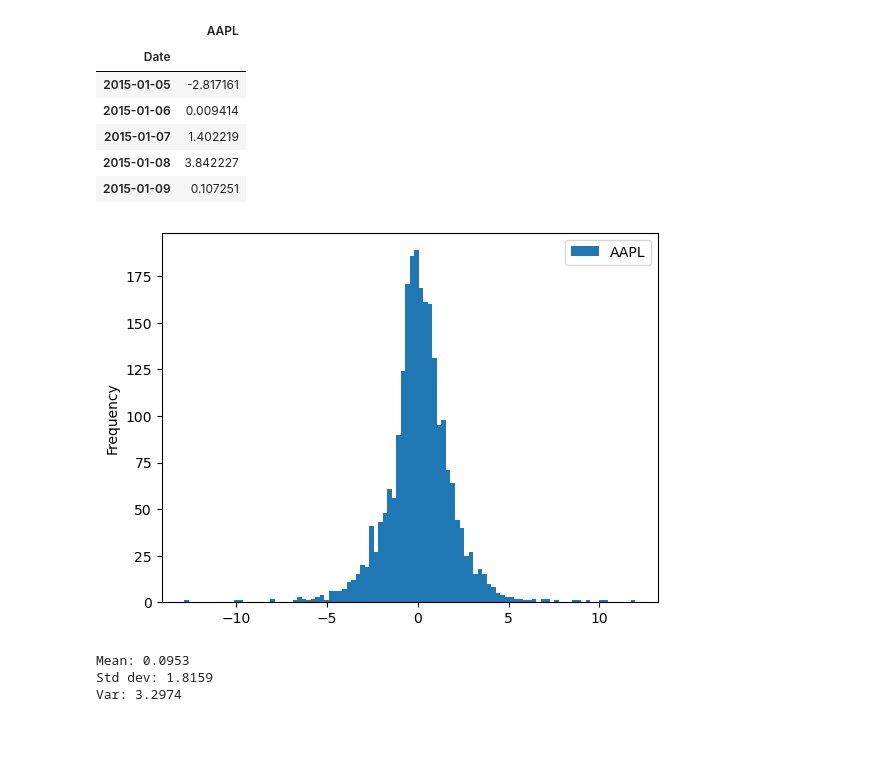
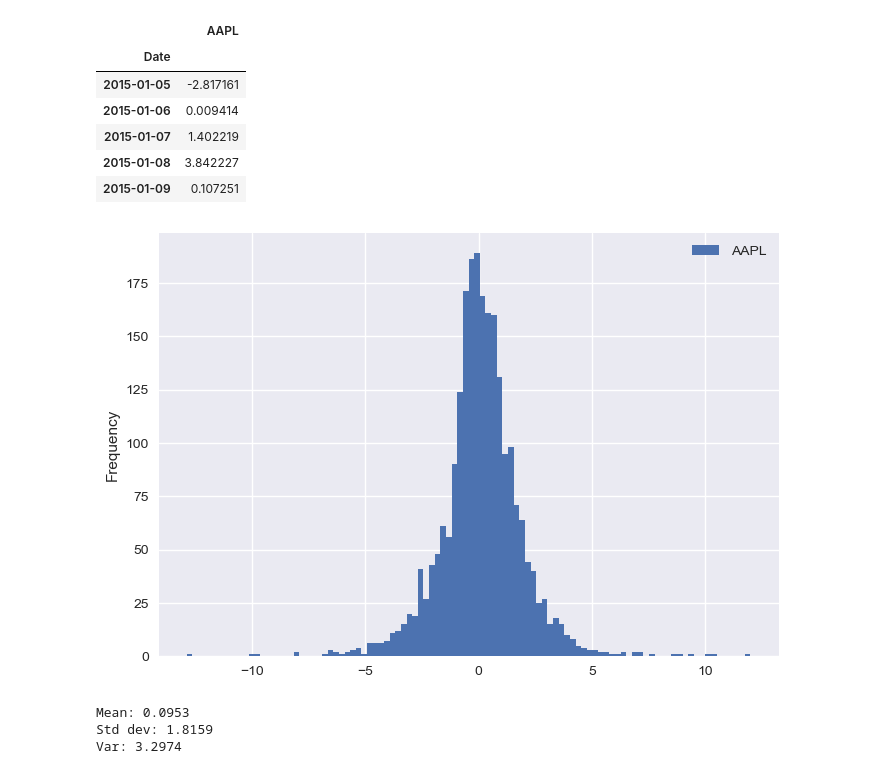
Before and after one commit to alchemistbg/udemy-the-complete-pandas-bootcamp, a Jupyter notebook: Section-24/Pandas_for_Finance_and_Investments.ipynb, the cells around one changed output. Saved outputs shown, nothing was run; the diff lists cells and outputs as text; code cells hidden in the pictures; blank space fills up the shorter version.

```diff
--- a/Section-24/Pandas_for_Finance_and_Investments.ipynb
+++ b/Section-24/Pandas_for_Finance_and_Investments.ipynb
@@ -281,5 +281,6 @@ close.div(close.iloc[0]).mul(100)
 norm_data = close.div(close.iloc[0]).mul(100)
 # %%
 norm_data.plot(figsize = (12, 7))
+plt.style.use('seaborn-v0_8-dark')
 plt.show()
 # %% [output]
@@ -508,5 +509,6 @@ Date
 Freq: BME, Name: AAPL, Length: 112, dtype: float64
 # %%
 aapl.AAPL.resample('BME').last().pct_change(periods = 1).mul(100).plot(figsize = (12, 7))
+plt.style.use('seaborn-v0_8-dark')
 plt.show()
 # %% [output]
@@ -557,9 +559,11 @@ aapl_return.head()
 | 2015-01-09 | 0.107251 |
 # %%
 aapl_return.plot(kind = 'hist', bins = 100)
+plt.style.use('seaborn-v0_8-dark')
+plt.grid()
 plt.show()
 # %% [output]
-[figure, old version]
+[figure, new version]
 # %%
 return_mean = aapl_return.mean()
 # %%
```
Also changed, not shown: parts of 31 cells of this notebook, 1 other file.
